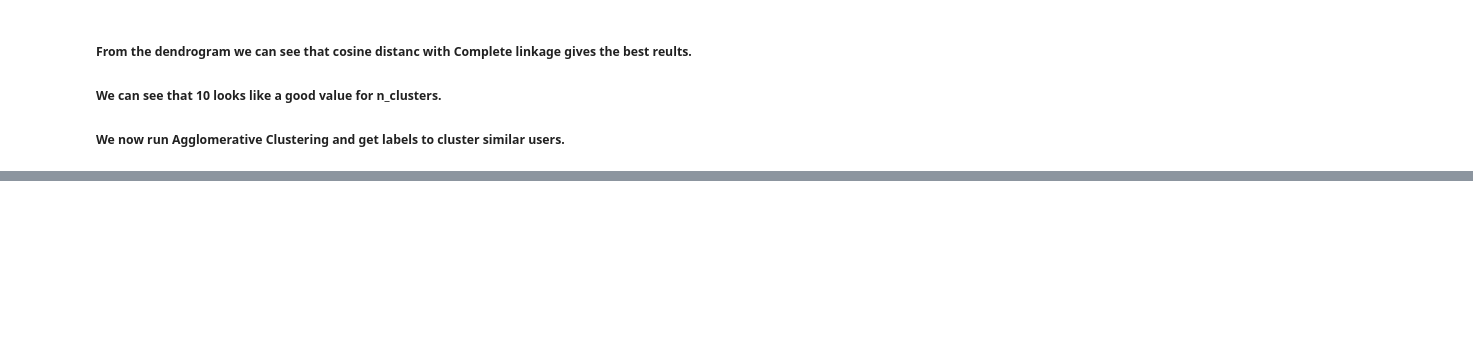
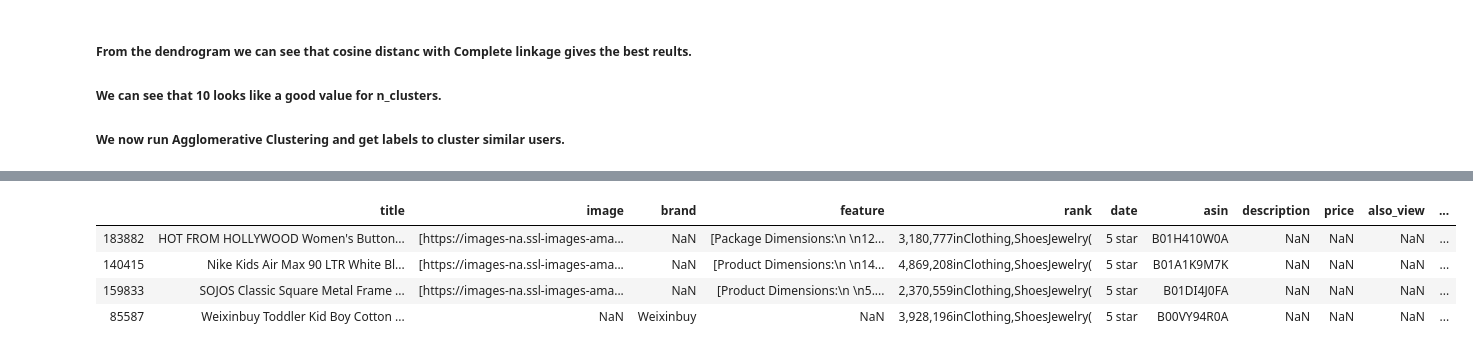
Before and after one commit to abdulrehman1997/Recommender-Systems-from-Reviews, a Jupyter notebook: Recommender_System.ipynb, the cells around one changed output, grey strips where cells are left out. Cells and saved outputs as stored; diff of their text form; code cells hidden in the pictures; blank space fills up the shorter version.

Commit message:
updated the prediction code

```diff
--- a/Recommender_System.ipynb
+++ b/Recommender_System.ipynb
@@ -152,0 +196,28 @@ groups
+# %%
+def recommend_movies(preds_df, userID, movies_df, original_ratings_df, num_recommendations=1):
+
+    # Get and sort the user's predictions
+    sorted_user_predictions = preds_df.loc[userID , :].sort_values(ascending=False) # UserID starts at 1
+    print(sorted_user_predictions)
+
+    # Get the user's data and merge in the movie information.
+    user_data = original_ratings_df[original_ratings_df.reviewerID == userID]
+    user_full = (user_data.merge(movies_df, how = 'left', left_on = 'asin', right_on = 'asin').
+                     sort_values(['overall'], ascending=False))
+
+    print('User {0} has already rated {1} movies.'.format(userID, user_full.shape[0]))
+    print('Recommending highest {0} predicted ratings movies not already rated.'.format(num_recommendations))
+
+    # Recommend the highest predicted rating movies that the user hasn't seen yet.
+    recommendations = (movies_df[~movies_df['asin'].isin(user_full['asin'])].
+         merge(pd.DataFrame(sorted_user_predictions), how = 'left',
+               left_on = 'asin',
+               right_index=True).
+         rename(columns = {userID: 'Predictions'}).
+         sort_values('Predictions', ascending = False).
+                       iloc[:num_recommendations, :-1]
+                      )
+
+    return user_full, recommendations
+# %%
+already_rated, predictions = recommend_movies(preds_df, 'A1AHIS29D50G9D', meta_data, ratings_df, 4)
@@ -153,3 +239,11 @@ groups
+# %%
+predictions
+# %% [output]
+|  | title | image | brand | feature | rank | date | asin | description | price | also_view | ... |
+| 183882 | HOT FROM HOLLYWOOD Women's Button... | [https://images-na.ssl-images-ama... | NaN | [Package Dimensions:\n \n12... | 3,180,777inClothing,ShoesJewelry( | 5 star | B01H410W0A | NaN | NaN | NaN | ... |
+| 140415 | Nike Kids Air Max 90 LTR White Bl... | [https://images-na.ssl-images-ama... | NaN | [Product Dimensions:\n \n14... | 4,869,208inClothing,ShoesJewelry( | 5 star | B01A1K9M7K | NaN | NaN | NaN | ... |
+| 159833 | SOJOS Classic Square Metal Frame ... | [https://images-na.ssl-images-ama... | NaN | [Product Dimensions:\n \n5.... | 2,370,559inClothing,ShoesJewelry( | 5 star | B01DI4J0FA | NaN | NaN | NaN | ... |
+| 85587 | Weixinbuy Toddler Kid Boy Cotton ... | NaN | Weixinbuy | NaN | 3,928,196inClothing,ShoesJewelry( | 5 star | B00VY94R0A | NaN | NaN | NaN | ... |
 # %%
 def findksimilaritems(item, data, k):
     data=data.T
```
Also changed, not shown: parts of 22 cells of this notebook.
